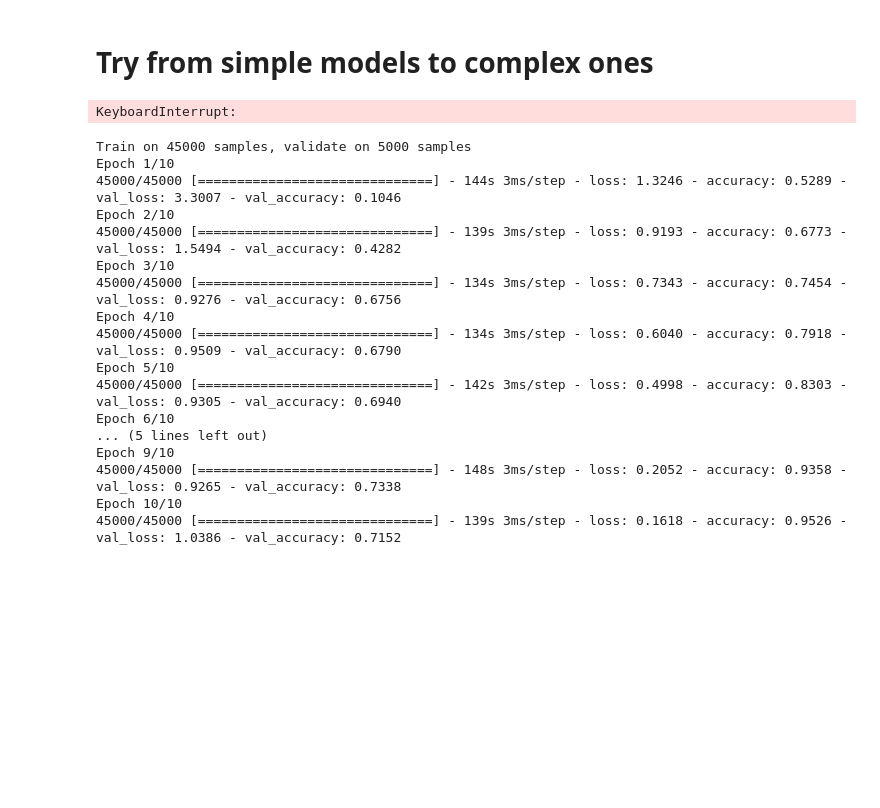
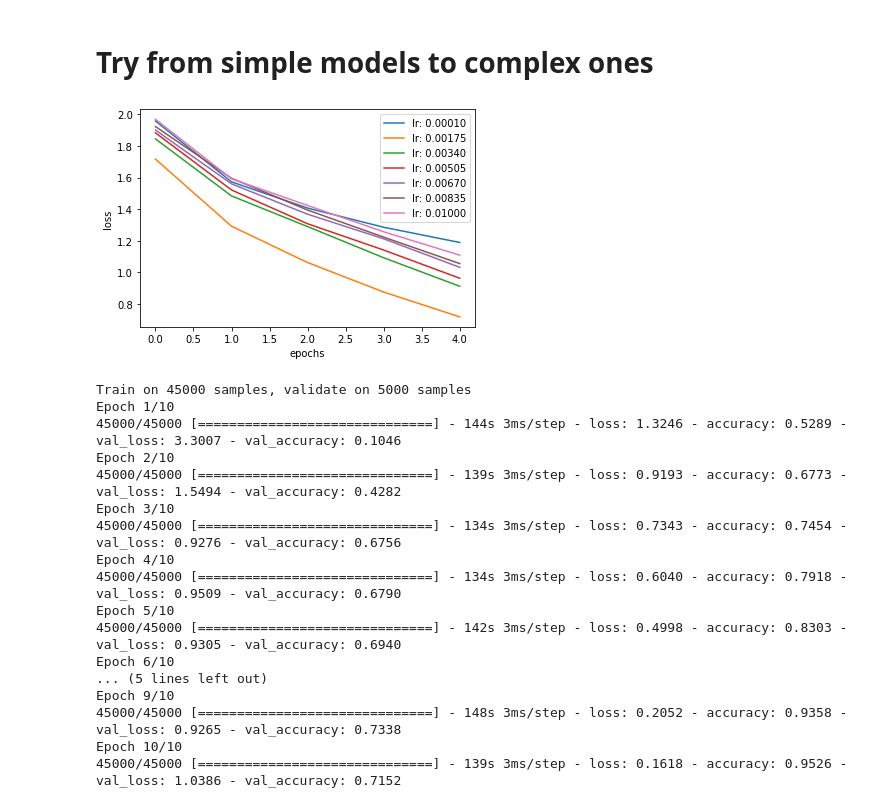
Before and after one commit to tambnm-2189/Starting-_with_keras, a Jupyter notebook: CIFAR 10.ipynb, the cells around one changed output. Drawn from its saved outputs; the diff is of its cells as text; code cells hidden in the pictures; blank space fills up the shorter version.

```diff
--- a/CIFAR 10.ipynb
+++ b/CIFAR 10.ipynb
@@ -96,23 +96,23 @@ model1.add(layers.Dense(units= 10, activation= 'softmax'))
 init_weights = model1.get_weights()
 # %%
 # my yesterday's mistake if set the lr too low
-lrs = np.linspace(start= 1e-4, stop= 0.1, num= 10)
+lrs = np.linspace(start= 1e-4, stop= 0.01, num= 7)
 for lr in lrs:
 #     print('learning rate: %f'%(lr))
 
     # i reset weights of model 1 to init_weights after each trial of lr
     model1.set_weights(init_weights)
 
     cfm.compile_model(model= model1, lr= lr)
-    his = model1.fit(x = train_imgs[:30000], y = train_labs[:30000],
-                     batch_size= 256, epochs= 7, verbose = 0)
+    his = model1.fit(x = train_imgs[:10000], y = train_labs[:10000],
+                     batch_size= 256, epochs= 5, verbose = 0)
     print('\n')
     plt.plot(his.history['loss'], label = 'lr: %0.5f'%(lr))
     plt.ylabel('loss')
     plt.xlabel('epochs')
     plt.legend()
 # %% [output]
-KeyboardInterrupt:
+[figure, added]
 # %%
 ### i'll pick lr: 8*1e-4
 ### now, i'll run a few epochs to see whether my model under- or overfits my training data
```
